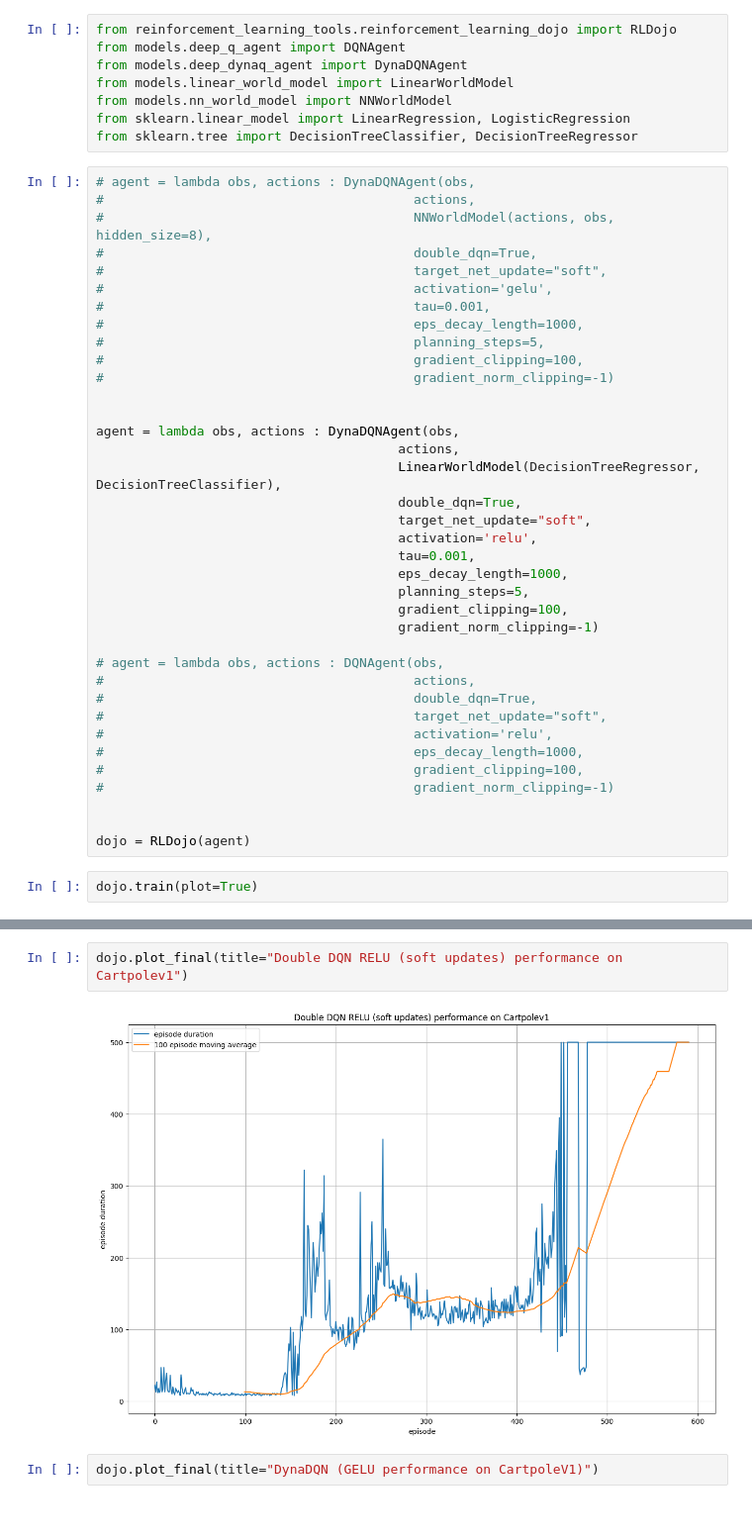
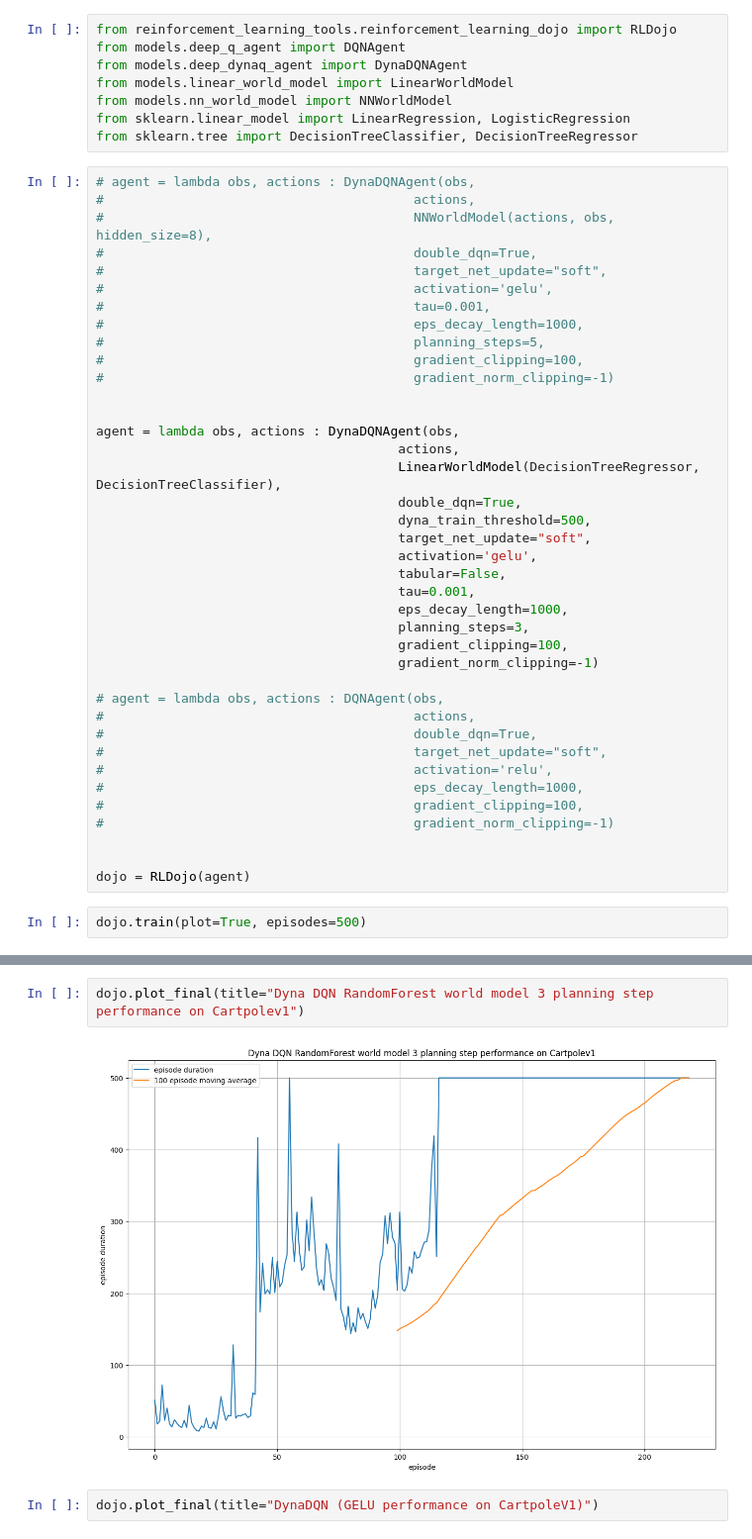
Before and after one commit to yuwei-1/Market-Prediction-Research, a Jupyter notebook: terminal/deep_q_network.ipynb, the cells around one changed output, grey strips where cells are left out. Shown at 99% size. Cells and saved outputs as stored; diff of their text form.

Commit message:
added dyna-q + model and testedusing dqn on multi stock environment

```diff
--- a/terminal/deep_q_network.ipynb
+++ b/terminal/deep_q_network.ipynb
@@ -68,11 +68,13 @@ agent = lambda obs, actions : DynaDQNAgent(obs,
                                        actions,
                                        LinearWorldModel(DecisionTreeRegressor, DecisionTreeClassifier),
                                        double_dqn=True,
+                                       dyna_train_threshold=500,
                                        target_net_update="soft",
-                                       activation='relu',
+                                       activation='gelu',
+                                       tabular=False,
                                        tau=0.001,
                                        eps_decay_length=1000,
-                                       planning_steps=5,
+                                       planning_steps=3,
                                        gradient_clipping=100,
                                        gradient_norm_clipping=-1)
 
@@ -88,5 +90,5 @@ agent = lambda obs, actions : DynaDQNAgent(obs,
 
 dojo = RLDojo(agent)
 # %%
-dojo.train(plot=True)
+dojo.train(plot=True, episodes=500)
 # %% [output]
@@ -95,7 +98,7 @@ KeyboardInterrupt:
 # %%
-dojo.plot_final(title="Double DQN RELU (soft updates) performance on Cartpolev1")
+dojo.plot_final(title="Dyna DQN RandomForest world model 3 planning step performance on Cartpolev1")
 # %% [output]
-[figure, old version]
+[figure, new version]
 # %%
 dojo.plot_final(title="DynaDQN (GELU performance on CartpoleV1)")
 # %% [output]
```
Also changed, not shown: parts of 1 cell of this notebook, 9 other files.
